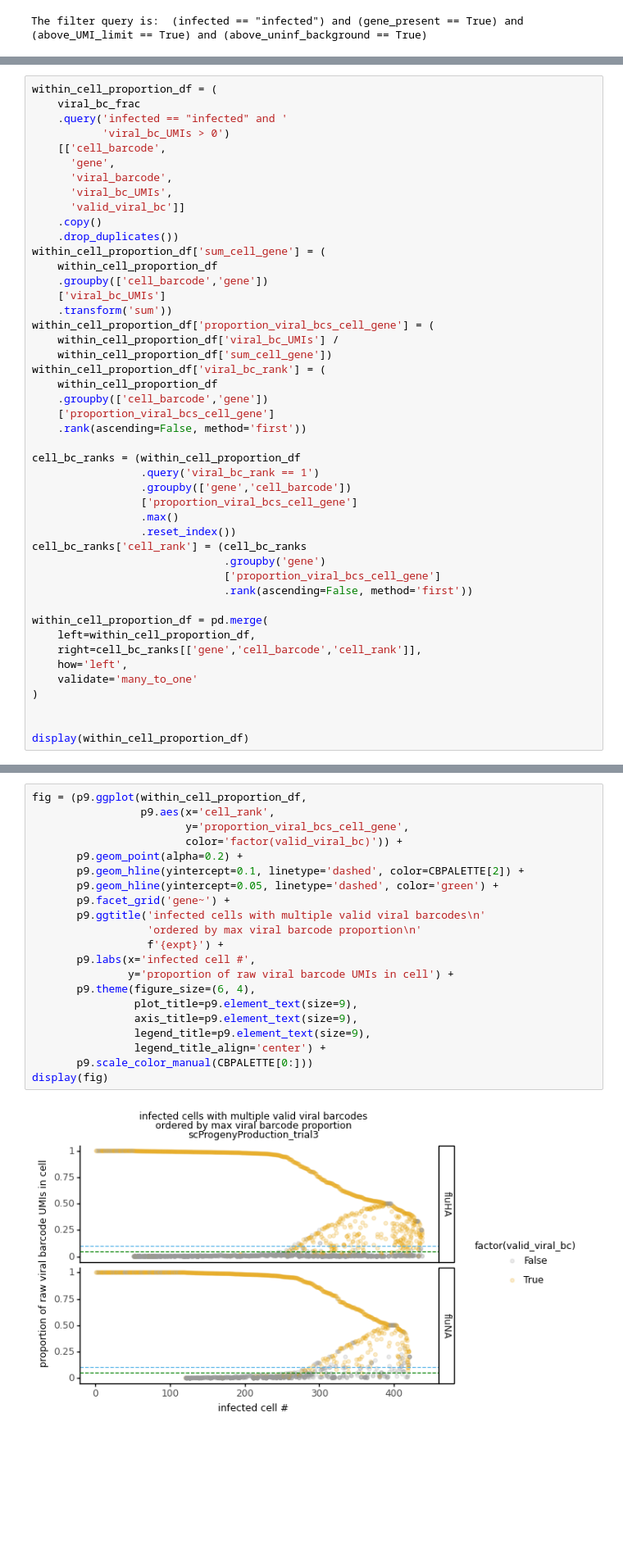
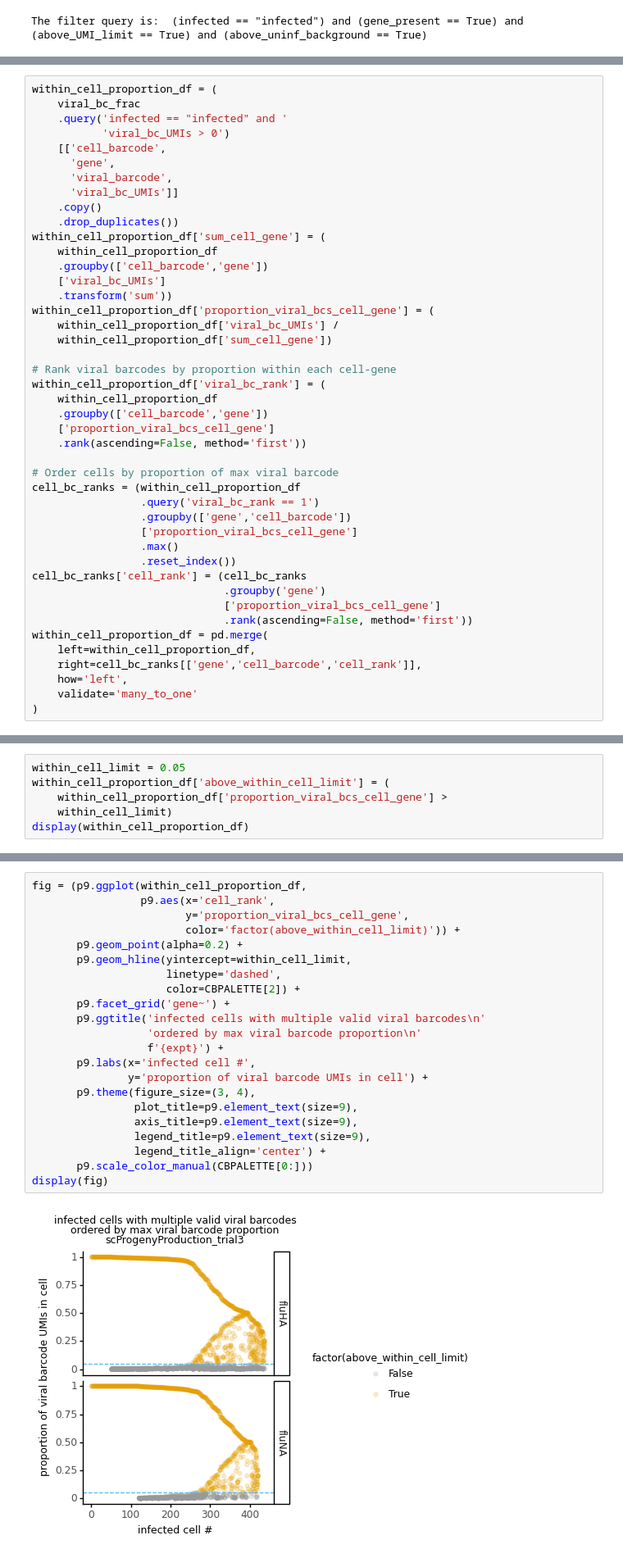
Before and after one commit to jbloomlab/barcoded_flu_pdmH1N1, a Jupyter notebook: valid_viral_barcodes_by_cell.py.ipynb, the cells around one changed output, grey strips where cells are left out. Shown at 82% size. Saved outputs shown, nothing was run; the diff lists cells and outputs as text; blank space fills up the shorter version.

Commit message:
Finalized within-cell proportion

```diff
--- a/valid_viral_barcodes_by_cell.py.ipynb
+++ b/valid_viral_barcodes_by_cell.py.ipynb
@@ -468,8 +468,7 @@ within_cell_proportion_df = (
     [['cell_barcode',
       'gene',
       'viral_barcode',
-      'viral_bc_UMIs',
-      'valid_viral_bc']]
+      'viral_bc_UMIs']]
     .copy()
     .drop_duplicates())
 within_cell_proportion_df['sum_cell_gene'] = (
@@ -480,12 +479,15 @@ within_cell_proportion_df['sum_cell_gene'] = (
 within_cell_proportion_df['proportion_viral_bcs_cell_gene'] = (
     within_cell_proportion_df['viral_bc_UMIs'] /
     within_cell_proportion_df['sum_cell_gene'])
+
+# Rank viral barcodes by proportion within each cell-gene
 within_cell_proportion_df['viral_bc_rank'] = (
     within_cell_proportion_df
     .groupby(['cell_barcode','gene'])
     ['proportion_viral_bcs_cell_gene']
     .rank(ascending=False, method='first'))
 
+# Order cells by proportion of max viral barcode
 cell_bc_ranks = (within_cell_proportion_df
                  .query('viral_bc_rank == 1')
                  .groupby(['gene','cell_barcode'])
@@ -496,13 +498,9 @@ cell_bc_ranks['cell_rank'] = (cell_bc_ranks
                               .groupby('gene')
                               ['proportion_viral_bcs_cell_gene']
                               .rank(ascending=False, method='first'))
-
 within_cell_proportion_df = pd.merge(
     left=within_cell_proportion_df,
     right=cell_bc_ranks[['gene','cell_barcode','cell_rank']],
     how='left',
     validate='many_to_one'
 )
-
-
-display(within_cell_proportion_df)
@@ -522,0 +509,6 @@ display(within_cell_proportion_df)
+# %%
+within_cell_limit = 0.05
+within_cell_proportion_df['above_within_cell_limit'] = (
+    within_cell_proportion_df['proportion_viral_bcs_cell_gene'] >
+    within_cell_limit)
+display(within_cell_proportion_df)
@@ -523,23 +554,24 @@ display(within_cell_proportion_df)
 # %%
 fig = (p9.ggplot(within_cell_proportion_df,
                  p9.aes(x='cell_rank',
                         y='proportion_viral_bcs_cell_gene',
-                        color='factor(valid_viral_bc)')) +
+                        color='factor(above_within_cell_limit)')) +
        p9.geom_point(alpha=0.2) +
-       p9.geom_hline(yintercept=0.1, linetype='dashed', color=CBPALETTE[2]) +
-       p9.geom_hline(yintercept=0.05, linetype='dashed', color='green') +
+       p9.geom_hline(yintercept=within_cell_limit,
+                     linetype='dashed',
+                     color=CBPALETTE[2]) +
        p9.facet_grid('gene~') +
        p9.ggtitle('infected cells with multiple valid viral barcodes\n'
                   'ordered by max viral barcode proportion\n'
                   f'{expt}') +
        p9.labs(x='infected cell #',
-               y='proportion of raw viral barcode UMIs in cell') +
-       p9.theme(figure_size=(6, 4),
+               y='proportion of viral barcode UMIs in cell') +
+       p9.theme(figure_size=(3, 4),
                 plot_title=p9.element_text(size=9),
                 axis_title=p9.element_text(size=9),
                 legend_title=p9.element_text(size=9),
                 legend_title_align='center') +
        p9.scale_color_manual(CBPALETTE[0:]))
 display(fig)
 # %% [output]
-[figure, old version]
+[figure, new version]
```
Also changed, not shown: parts of 21 cells of this notebook.
